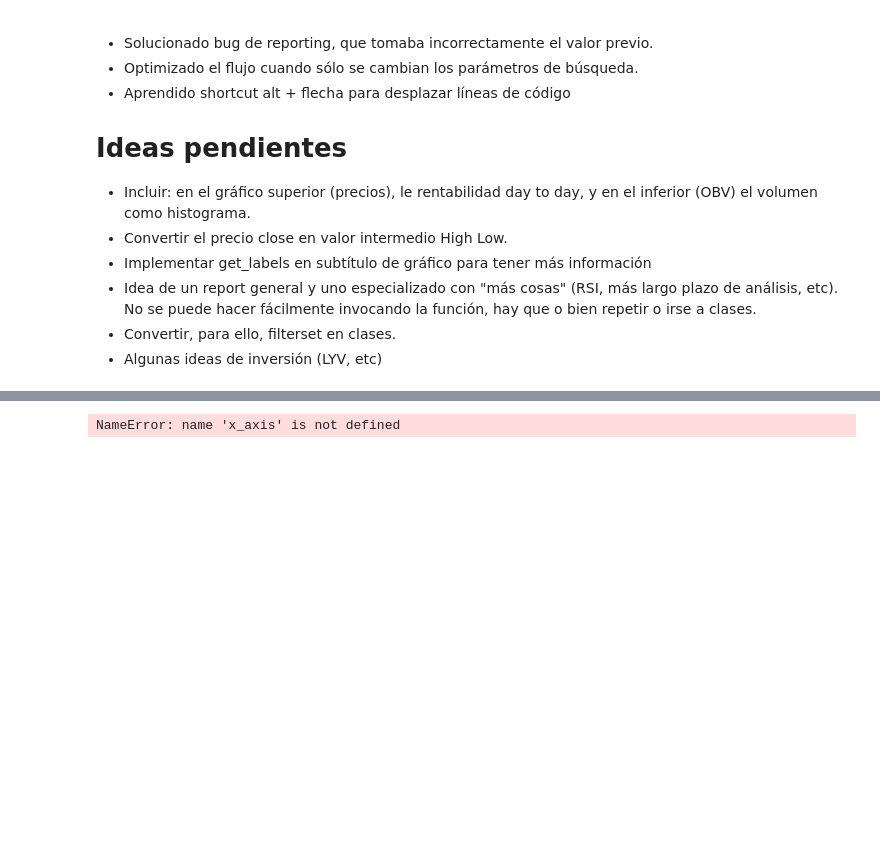
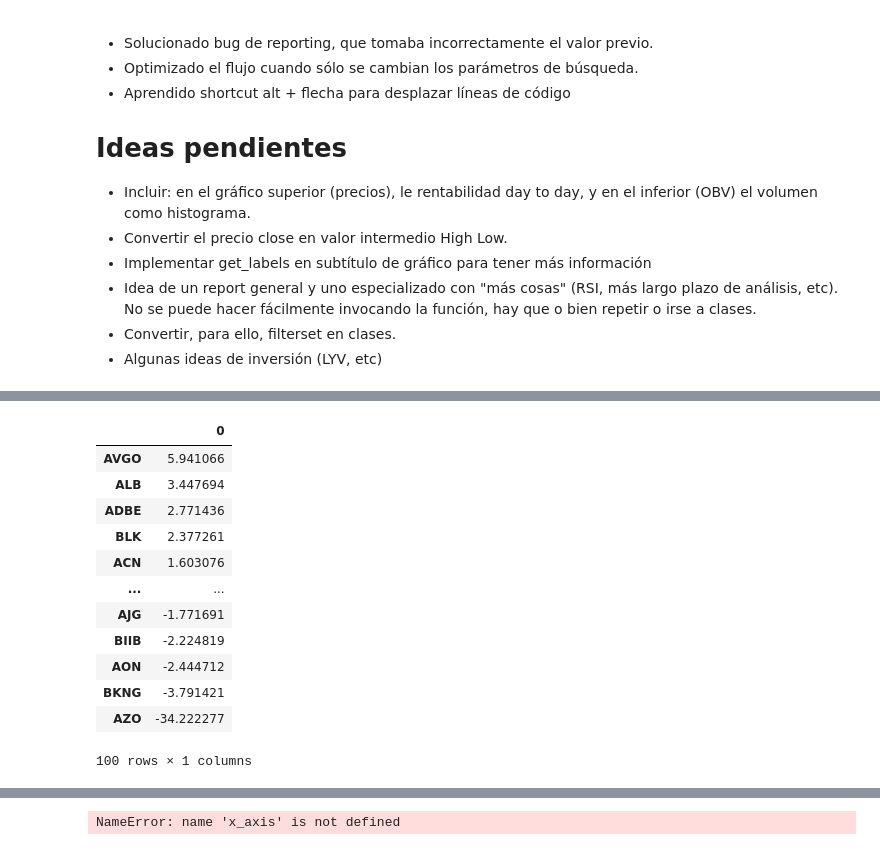
Before and after one commit to pablomleal/TA_Lib, a Jupyter notebook: index.ipynb, the cells around one changed output, grey strips where cells are left out. Saved outputs shown, nothing was run; the diff lists cells and outputs as text; code cells hidden in the pictures; blank space fills up the shorter version.

```diff
--- a/index.ipynb
+++ b/index.ipynb
@@ -179,0 +236,16 @@ OBV_df['GOOGL'].mean()
+# %%
+macd_last_df.transpose().sort_values(by=0, ascending=False)
+# %% [output]
+|  | 0 |
+| AVGO | 5.941066 |
+| ALB | 3.447694 |
+| ADBE | 2.771436 |
+| BLK | 2.377261 |
+| ACN | 1.603076 |
+| ... | ... |
+| AJG | -1.771691 |
+| BIIB | -2.224819 |
+| AON | -2.444712 |
+| BKNG | -3.791421 |
+| AZO | -34.222277 |
+100 rows × 1 columns
```
Also changed, not shown: parts of 15 cells of this notebook, 7 other files.
